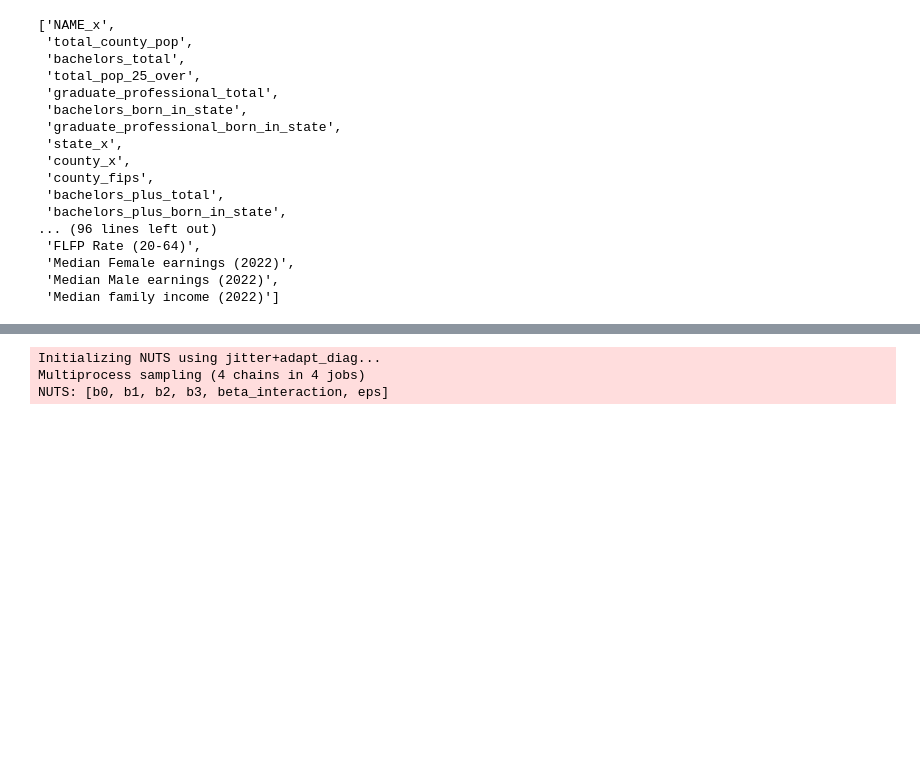
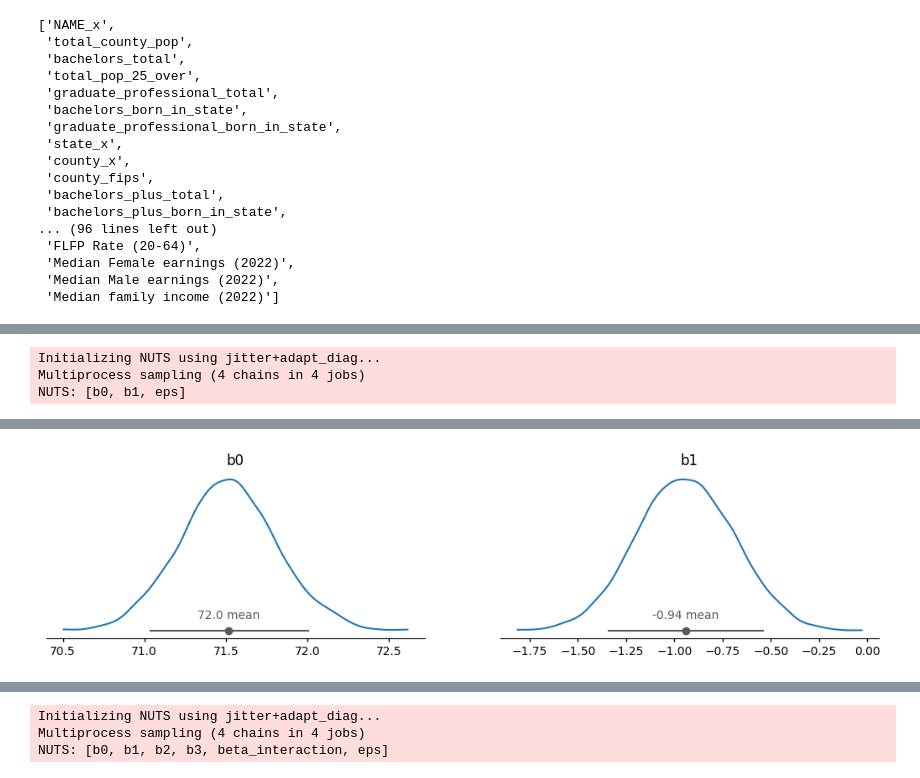
Before and after one commit to emilylmitchum/dsan5650-final-project, a Jupyter notebook: code/eda.ipynb, the cells around one changed output, grey strips where cells are left out. Saved outputs shown, nothing was run; the diff lists cells and outputs as text; code cells hidden in the pictures; blank space fills up the shorter version.

Commit message:
baseline model added

```diff
--- a/code/eda.ipynb
+++ b/code/eda.ipynb
@@ -497,3 +493,14 @@ merged[["Center-based care (0-5)", "FLFP Rate (20-64) with children under 6"]].d
 |  | Center-based care (0-5) | FLFP Rate (20-64) with children u... |
 | Center-based care (0-5) | 1.000000 | 0.099472 |
 | FLFP Rate (20-64) with children u... | 0.099472 | 1.000000 |
+# %%
+merged['childcare_burden'] = merged['Center-based care (0-5)'] / merged['Median family income (2022)']
+# %%
+merged["log_pop_density"] = np.log1p(merged["pop_density"])
+# %%
+sel_cols = ["childcare_burden","greedy_profession_share","bachelors_plus_share","log_pop_density"]
+
+for col in sel_cols:
+   merged[f'{col}_standardized'] = (merged[col] - merged[col].mean()) / merged[col].std()
+
+merged.head()
@@ -524,0 +584,13 @@ list(merged.columns)
+# %%
+with naive_model:
+  idata = pm.sample()
+
+az.plot_dist(
+  idata.posterior,
+  var_names=['b0','b1'],
+);
+plt.show()
+# %% [output]
+Initializing NUTS using jitter+adapt_diag...
+Multiprocess sampling (4 chains in 4 jobs)
+NUTS: [b0, b1, eps]
@@ -525,3 +600,4 @@ list(merged.columns)
+[figure, added]
 # %%
 coords = {
   'counties': merged.county_fips,
```
Also changed, not shown: parts of 7 cells of this notebook.
